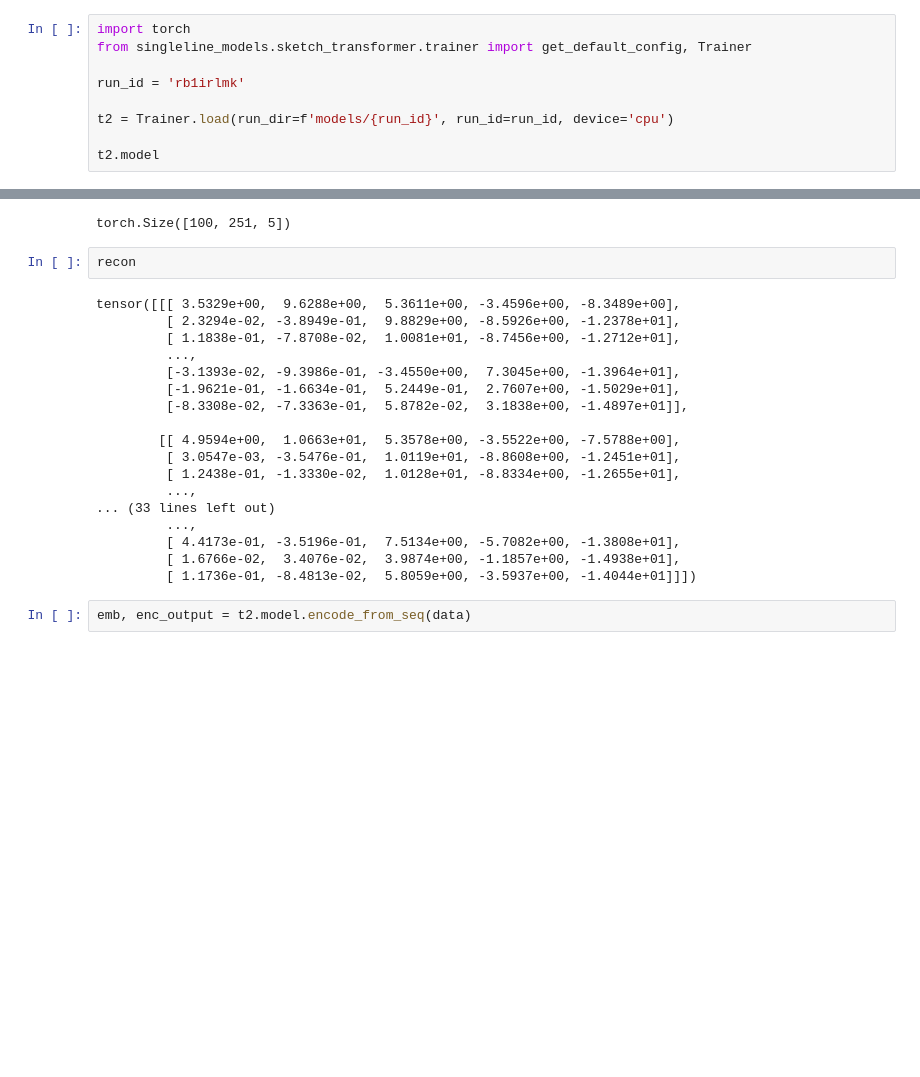
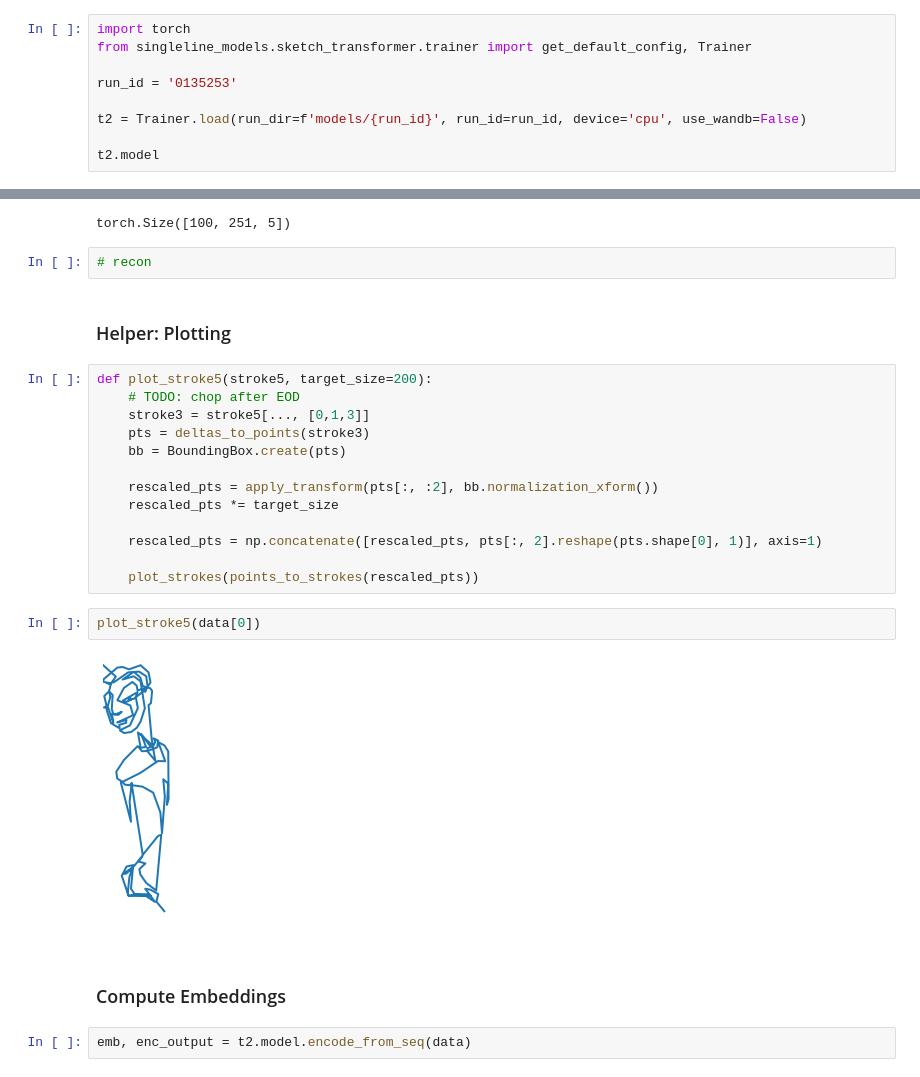
Before and after one commit to andrewlook/singleline_models, a Jupyter notebook: example_sketchformer_decode.ipynb, the cells around one changed output, grey strips where cells are left out. Cells and saved outputs as stored; diff of their text form; blank space fills up the shorter version.

Commit message:
wip: decoding, moving wandb import

```diff
--- a/example_sketchformer_decode.ipynb
+++ b/example_sketchformer_decode.ipynb
@@ -25,9 +22,9 @@ len(train), max([len(train[i]) for i in range(len(train))])
 import torch
 from singleline_models.sketch_transformer.trainer import get_default_config, Trainer
 
-run_id = 'rb1irlmk'
+run_id = '0135253'
 
-t2 = Trainer.load(run_dir=f'models/{run_id}', run_id=run_id, device='cpu')
+t2 = Trainer.load(run_dir=f'models/{run_id}', run_id=run_id, device='cpu', use_wandb=False)
 
 t2.model
 # %% [output]
@@ -133,25 +126,28 @@ recon.shape
 # %% [output]
 torch.Size([100, 251, 5])
 # %%
-recon
+# recon
-# %% [output]
-tensor([[[ 3.5329e+00,  9.6288e+00,  5.3611e+00, -3.4596e+00, -8.3489e+00],
-         [ 2.3294e-02, -3.8949e-01,  9.8829e+00, -8.5926e+00, -1.2378e+01],
-         [ 1.1838e-01, -7.8708e-02,  1.0081e+01, -8.7456e+00, -1.2712e+01],
-         ...,
-         [-3.1393e-02, -9.3986e-01, -3.4550e+00,  7.3045e+00, -1.3964e+01],
-         [-1.9621e-01, -1.6634e-01,  5.2449e-01,  2.7607e+00, -1.5029e+01],
-         [-8.3308e-02, -7.3363e-01,  5.8782e-02,  3.1838e+00, -1.4897e+01]],
-
-        [[ 4.9594e+00,  1.0663e+01,  5.3578e+00, -3.5522e+00, -7.5788e+00],
-         [ 3.0547e-03, -3.5476e-01,  1.0119e+01, -8.8608e+00, -1.2451e+01],
-         [ 1.2438e-01, -1.3330e-02,  1.0128e+01, -8.8334e+00, -1.2655e+01],
-         ...,
-... (33 lines left out)
-         ...,
-         [ 4.4173e-01, -3.5196e-01,  7.5134e+00, -5.7082e+00, -1.3808e+01],
-         [ 1.6766e-02,  3.4076e-02,  3.9874e+00, -1.1857e+00, -1.4938e+01],
-         [ 1.1736e-01, -8.4813e-02,  5.8059e+00, -3.5937e+00, -1.4044e+01]]])
+# %% [markdown]
+### Helper: Plotting
+# %%
+def plot_stroke5(stroke5, target_size=200):
+    # TODO: chop after EOD
+    stroke3 = stroke5[..., [0,1,3]]
+    pts = deltas_to_points(stroke3)
+    bb = BoundingBox.create(pts)
+
+    rescaled_pts = apply_transform(pts[:, :2], bb.normalization_xform())
+    rescaled_pts *= target_size
+
+    rescaled_pts = np.concatenate([rescaled_pts, pts[:, 2].reshape(pts.shape[0], 1)], axis=1)
+
+    plot_strokes(points_to_strokes(rescaled_pts))
+# %%
+plot_stroke5(data[0])
+# %% [output]
+[figure, added]
+# %% [markdown]
+### Compute Embeddings
 # %%
 emb, enc_output = t2.model.encode_from_seq(data)
 # %%
```
Also changed, not shown: parts of 27 cells of this notebook, 6 other files.
